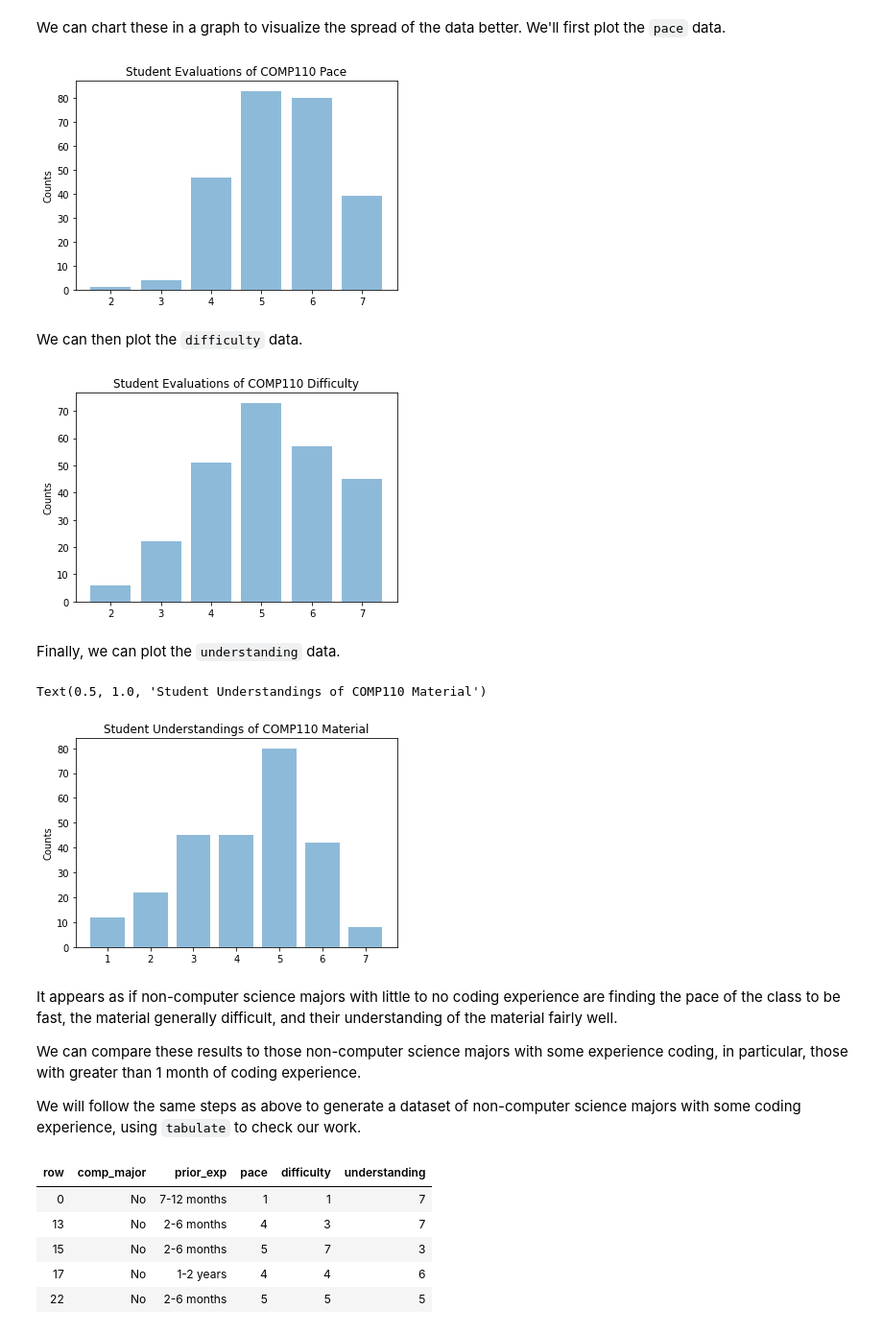
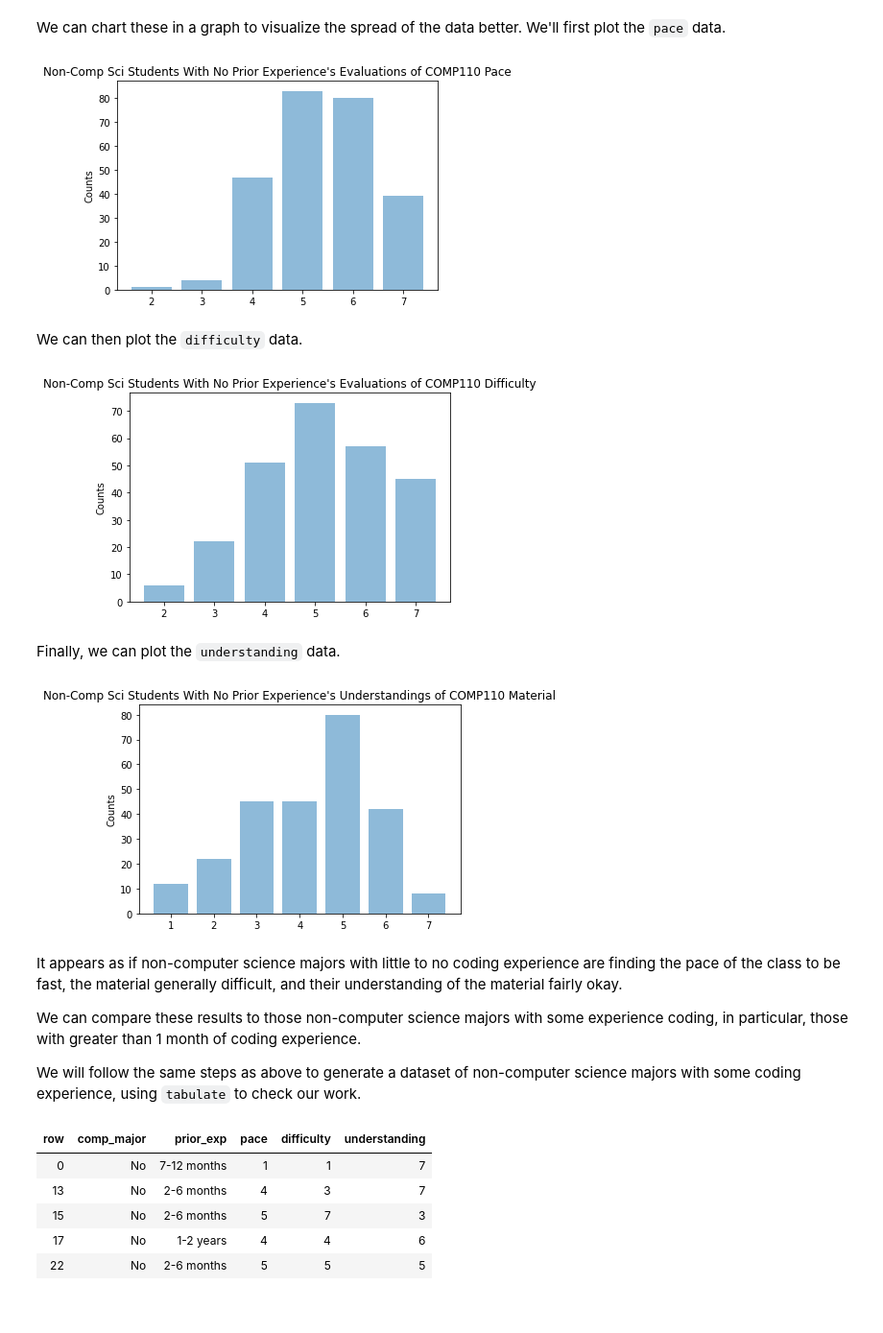
Before and after one commit to mnk48/comp110-22s-workspace, a Jupyter notebook: exercises/ex08/analysis.ipynb, the cells around one changed output. Shown: that part at 96% size. Saved outputs shown, nothing was run; the diff lists cells and outputs as text; code cells hidden in the pictures.

```diff
--- a/exercises/ex08/analysis.ipynb
+++ b/exercises/ex08/analysis.ipynb
@@ -164,20 +163,20 @@ We can chart these in a graph to visualize the spread of the data better. We'll
 # %%
 import matplotlib.pyplot as plt
 import numpy as np
 import matplotlib.pyplot as plt
 
 labels = ['2', '3', '4', '5', '6', '7']
 y_pos = [0, 1, 2, 3, 4, 5]
 counts = [1, 4, 47, 83, 80, 39]
 
 plt.bar(y_pos, counts, align='center', alpha=0.5)
 plt.xticks(y_pos, labels)
 plt.ylabel('Counts')
-plt.title('Student Evaluations of COMP110 Pace')
+plt.title("Non-Comp Sci Students With No Prior Experience's Evaluations of COMP110 Pace")
 
 plt.show()
 # %% [output]
-[figure, old version]
+[figure, new version]
 # %% [markdown]
 We can then plot the `difficulty` data.
 # %%
@@ -189,11 +188,11 @@ counts = [6, 22, 51, 73, 57, 45]
 plt.bar(y_pos, counts, align='center', alpha=0.5)
 plt.xticks(y_pos, labels)
 plt.ylabel('Counts')
-plt.title('Student Evaluations of COMP110 Difficulty')
+plt.title("Non-Comp Sci Students With No Prior Experience's Evaluations of COMP110 Difficulty")
 
 plt.show()
 # %% [output]
-[figure, old version]
+[figure, new version]
 # %% [markdown]
 Finally, we can plot the `understanding` data.
 # %%
@@ -205,12 +204,13 @@ counts = [12, 22, 45, 45, 80, 42, 8]
 plt.bar(y_pos, counts, align='center', alpha=0.5)
 plt.xticks(y_pos, labels)
 plt.ylabel('Counts')
-plt.title('Student Understandings of COMP110 Material')
+plt.title("Non-Comp Sci Students With No Prior Experience's Understandings of COMP110 Material")
+
+plt.show()
 # %% [output]
-Text(0.5, 1.0, 'Student Understandings of COMP110 Material')
-[figure, old version]
+[figure, new version]
 # %% [markdown]
-It appears as if non-computer science majors with little to no coding experience are finding the pace of the class to be fast, the material generally difficult, and their understanding of the material fairly well.
+It appears as if non-computer science majors with little to no coding experience are finding the pace of the class to be fast, the material generally difficult, and their understanding of the material fairly okay.
 
 We can compare these results to those non-computer science majors with some experience coding, in particular, those with greater than 1 month of coding experience.
 
```
Also changed, not shown: parts of 13 cells of this notebook, 1 other file.
